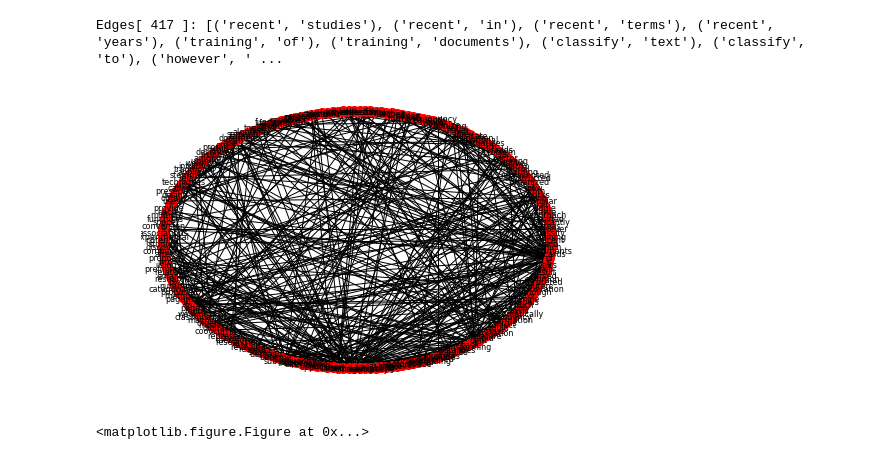
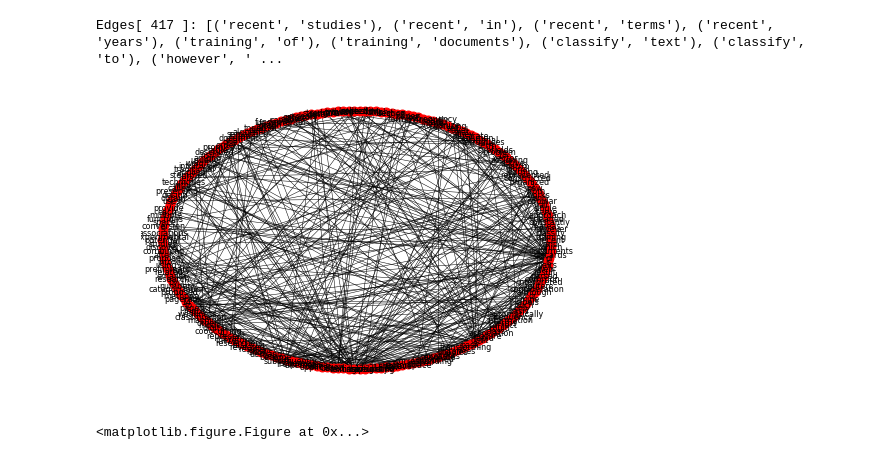
Before and after one commit to GTU-Projects/CSE496_Node2Vec_2018, a Jupyter notebook: doc2graph.ipynb, the cells around one changed output. Cells and saved outputs as stored; diff of their text form; code cells hidden in the pictures.

```diff
--- a/doc2graph.ipynb
+++ b/doc2graph.ipynb
@@ -38,7 +37,7 @@ print("Edges[",textGraph.number_of_edges(),"]:",textGraph.edges())
 # %% [output]
 Edges[ 417 ]: [('recent', 'studies'), ('recent', 'in'), ('recent', 'terms'), ('recent', 'years'), ('training', 'of'), ('training', 'documents'), ('classify', 'text'), ('classify', 'to'), ('however', ' ...
 # %%
-nx.draw_circular(textGraph,node_size=100,font_size=8,with_labels=True)
+nx.draw_circular(textGraph,width=0.5,node_size=80,font_size=8,with_labels=True)
 # %% [output]
-[figure, old version]
+[figure, new version]
 # %%
```
Also changed, not shown: parts of 5 cells of this notebook, 7 other files.
